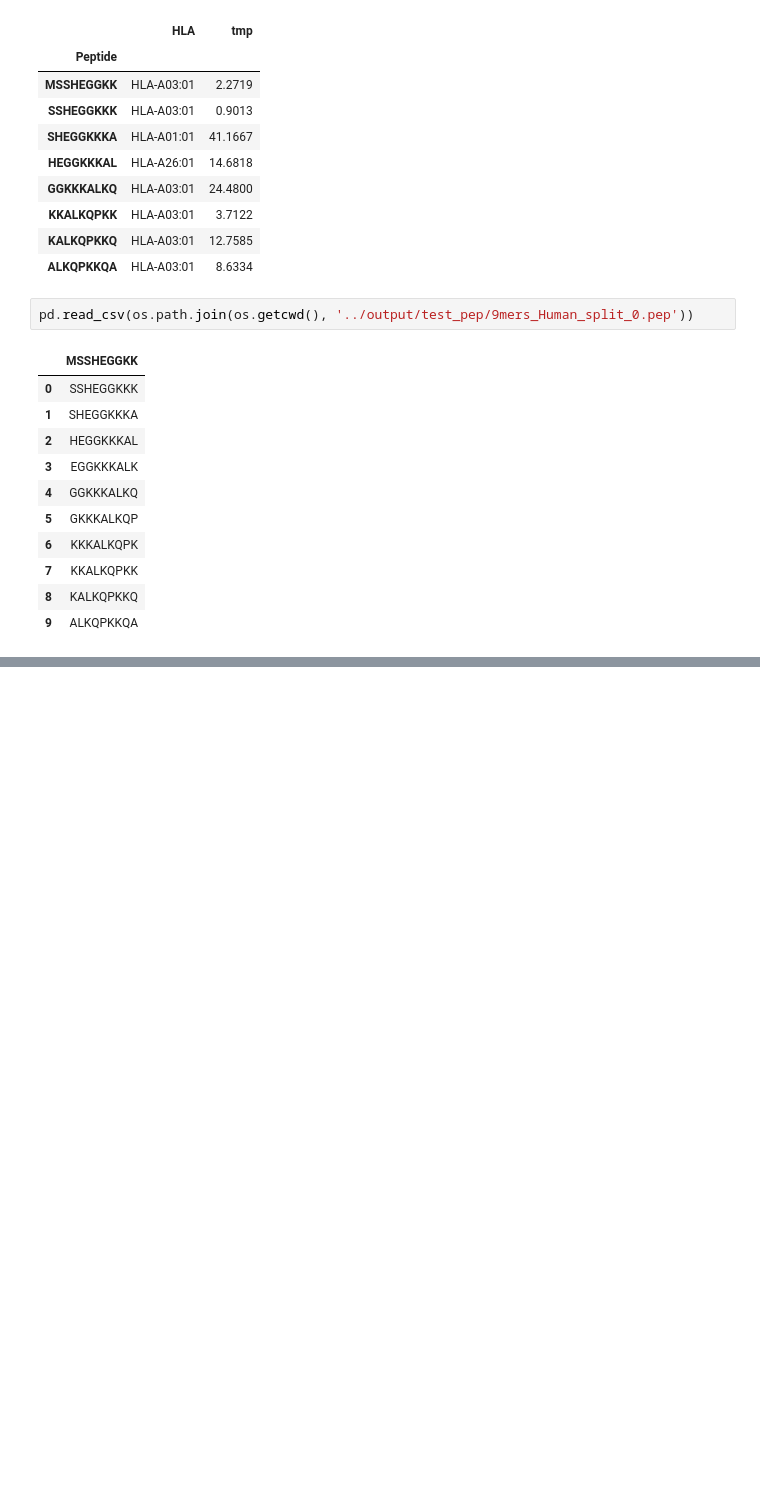
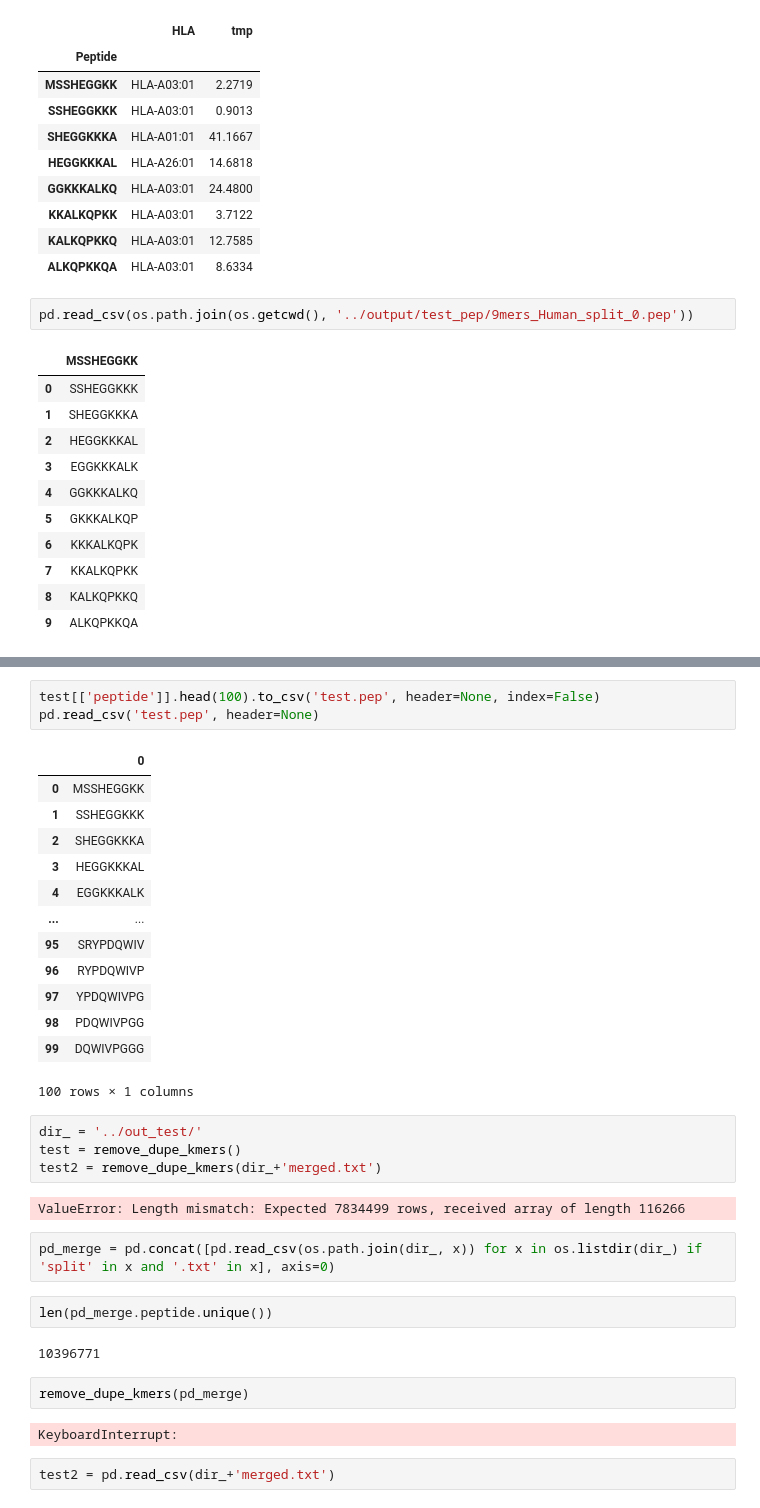
Before and after one commit to richieYT-wan/cedar, a Jupyter notebook: notebook/netmhcpan.ipynb, the cells around one changed output, grey strips where cells are left out. Drawn from its saved outputs; the diff is of its cells as text; blank space fills up the shorter version.

```diff
--- a/notebook/netmhcpan.ipynb
+++ b/notebook/netmhcpan.ipynb
@@ -180,0 +229,35 @@ pd.read_csv(os.path.join(os.getcwd(), '../output/test_pep/9mers_Human_split_0.pe
+# %%
+test[['peptide']].head(100).to_csv('test.pep', header=None, index=False)
+pd.read_csv('test.pep', header=None)
+# %% [output]
+|  | 0 |
+| 0 | MSSHEGGKK |
+| 1 | SSHEGGKKK |
+| 2 | SHEGGKKKA |
+| 3 | HEGGKKKAL |
+| 4 | EGGKKKALK |
+| ... | ... |
+| 95 | SRYPDQWIV |
+| 96 | RYPDQWIVP |
+| 97 | YPDQWIVPG |
+| 98 | PDQWIVPGG |
+| 99 | DQWIVPGGG |
+100 rows × 1 columns
+# %%
+dir_ = '../out_test/'
+test = remove_dupe_kmers()
+test2 = remove_dupe_kmers(dir_+'merged.txt')
+# %% [output]
+ValueError: Length mismatch: Expected 7834499 rows, received array of length 116266
+# %%
+pd_merge = pd.concat([pd.read_csv(os.path.join(dir_, x)) for x in os.listdir(dir_) if 'split' in x and '.txt' in x], axis=0)
+# %%
+len(pd_merge.peptide.unique())
+# %% [output]
+10396771
+# %%
+remove_dupe_kmers(pd_merge)
+# %% [output]
+KeyboardInterrupt:
+# %%
+test2 = pd.read_csv(dir_+'merged.txt')
```
Also changed, not shown: parts of 22 cells of this notebook, 7 other files.
